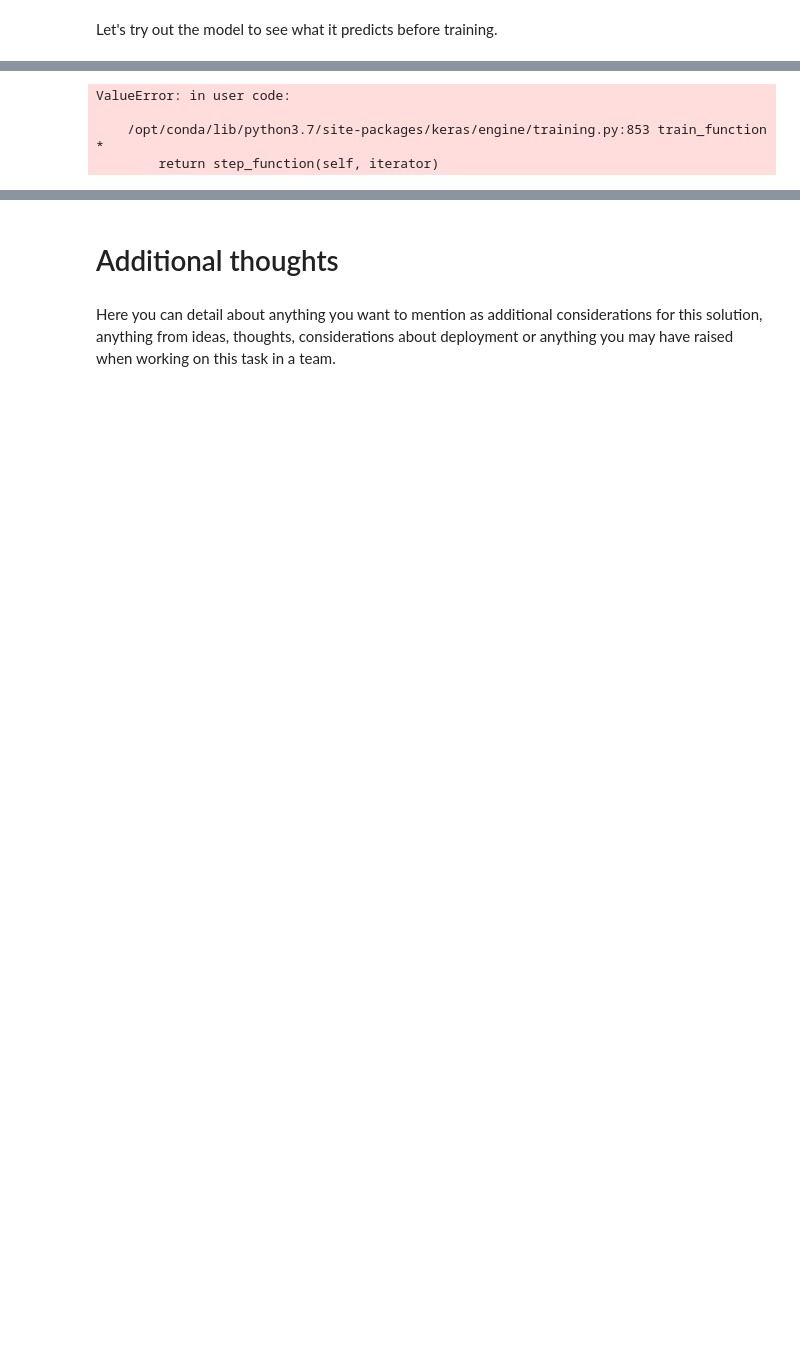
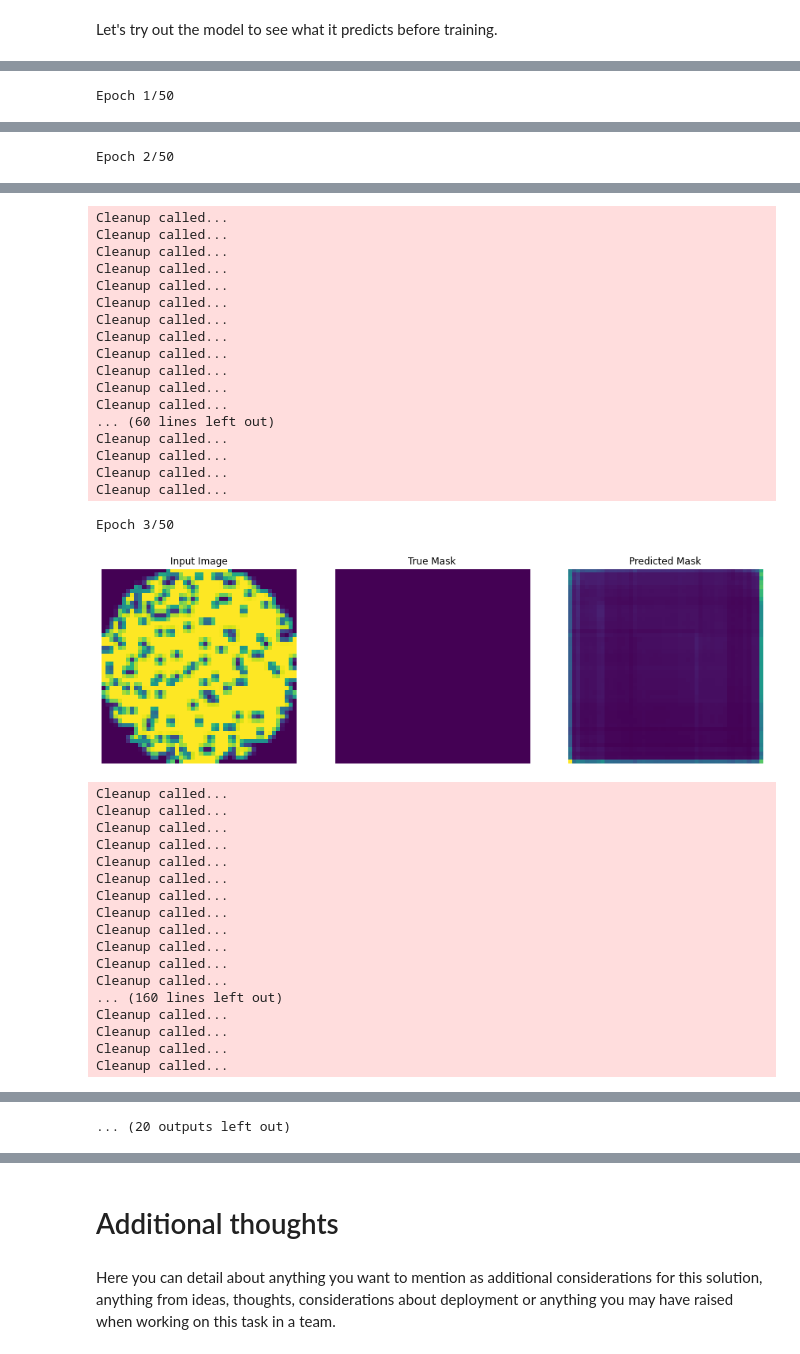
Before and after one commit to Tuchdov/scratch_detection_assignment, a Jupyter notebook: scratch_detect_experimental.ipynb, the cells around one changed output, grey strips where cells are left out. Drawn from its saved outputs; the diff is of its cells as text; code cells hidden in the pictures; blank space fills up the shorter version.

```diff
--- a/scratch_detect_experimental.ipynb
+++ b/scratch_detect_experimental.ipynb
@@ -856,8 +819,30 @@ array([[[[1.],
+# %%
+from sklearn.metrics import fbeta_score
+from keras import backend as K
+
+
+def fbeta(y_true, y_pred, threshold_shift=0, beta = 0.5):
+
+    # just in case of hipster activation at the final layer
+    y_pred = K.clip(y_pred, 0, 1)
+
+    # shifting the prediction threshold from .5 if needed
+    y_pred_bin = K.round(y_pred + threshold_shift)
+
+    tp = K.sum(K.round(y_true * y_pred_bin)) + K.epsilon()
+    fp = K.sum(K.round(K.clip(y_pred_bin - y_true, 0, 1)))
+    fn = K.sum(K.round(K.clip(y_true - y_pred, 0, 1)))
+
+    precision = tp / (tp + fp)
+    recall = tp / (tp + fn)
+
+    beta_squared = beta ** 2
+    return (beta_squared + 1) * (precision * recall) / (beta_squared * precision + recall + K.epsilon())
 # %%
 # Configure the model for training.
 # We use the "sparse" version of categorical_crossentropy
 # because our target data is integers.
-model.compile(optimizer="rmsprop", loss="binary_crossentropy", metrics =[tf.keras.metrics.MeanIoU(num_classes=2)])
+model.compile(optimizer="rmsprop", loss='binary_crossentropy', metrics =fbeta)
 
 early_stop = tf.keras.callbacks.EarlyStopping(patience=4,restore_best_weights=True)
 
@@ -890,7 +875,6 @@ train_dataset.map(add_sample_weights).element_spec
 # %%
-
 steps = TRAIN_LENGTH // BATCH_SIZE
-Epochs = 1
+Epochs = 50
 model.fit(train_dataset,
           epochs= Epochs,
           validation_data=valid_dataset,
@@ -898,7 +882,4 @@ model.fit(train_dataset,
           callbacks= [DisplayCallback(), early_stop]
           )
 # %% [output]
-ValueError: in user code:
-
-    /opt/conda/lib/python3.7/site-packages/keras/engine/training.py:853 train_function  *
-        return step_function(self, iterator)
+Epoch 1/50
@@ -904,0 +921 @@ ValueError: in user code:
+Epoch 2/50
@@ -904,0 +940,36 @@ ValueError: in user code:
+Cleanup called...
+Cleanup called...
+Cleanup called...
+Cleanup called...
+Cleanup called...
+Cleanup called...
+Cleanup called...
+Cleanup called...
+Cleanup called...
+Cleanup called...
+Cleanup called...
+Cleanup called...
+... (60 lines left out)
+Cleanup called...
+Cleanup called...
+Cleanup called...
+Cleanup called...
+Epoch 3/50
+[figure, added]
+Cleanup called...
+Cleanup called...
+Cleanup called...
+Cleanup called...
+Cleanup called...
+Cleanup called...
+Cleanup called...
+Cleanup called...
+Cleanup called...
+Cleanup called...
+Cleanup called...
+Cleanup called...
+... (160 lines left out)
+Cleanup called...
+Cleanup called...
+Cleanup called...
+Cleanup called...
@@ -904,0 +978 @@ ValueError: in user code:
+... (20 outputs left out)
```
Also changed, not shown: parts of 89 cells of this notebook.
